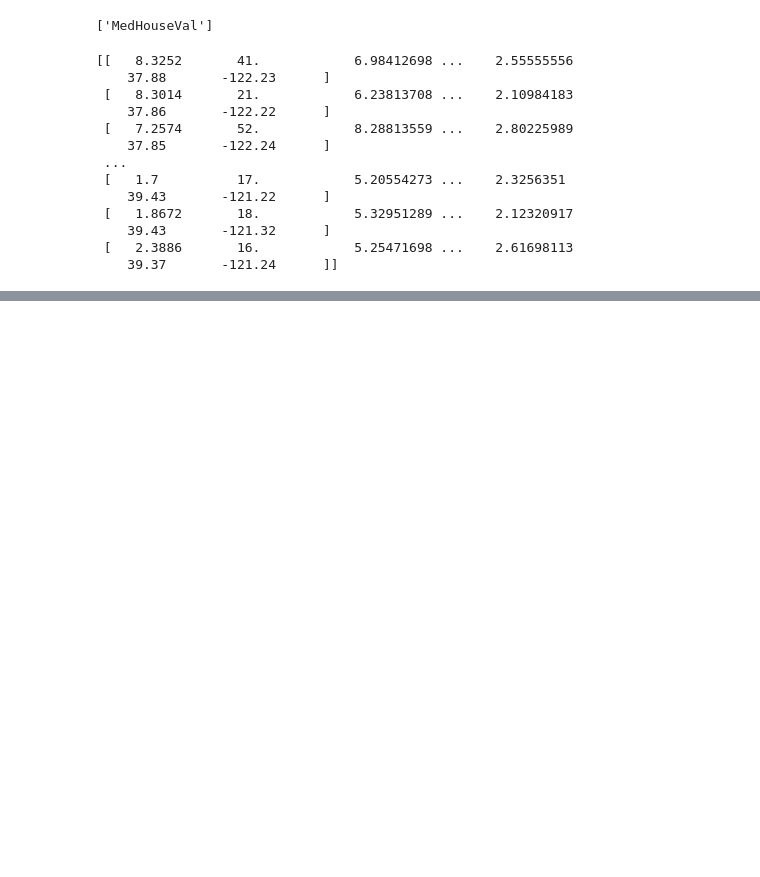
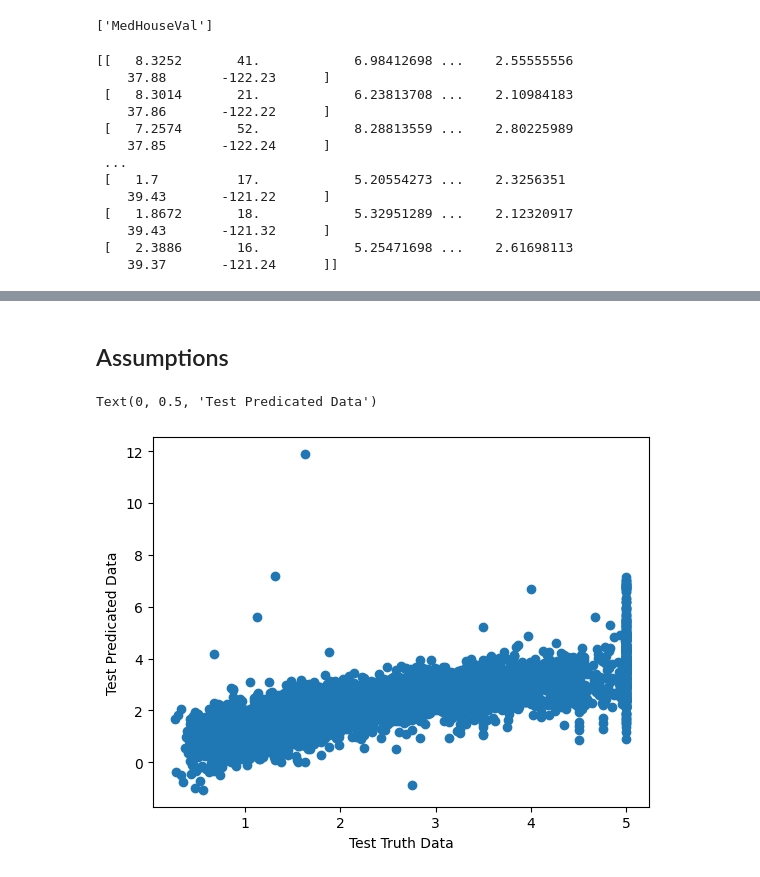
Before and after one commit to Raimal-Raja/DataScience-ML-DL-NLP, a Jupyter notebook: 19_Machine Learning/3_Steps By Step Project Implementation With LifeCycle OF ML Project/2_Multiple_Linear_Regression_With_Assumptions.ipynb, the cells around one changed output, grey strips where cells are left out. Cells and saved outputs as stored; diff of their text form; code cells hidden in the pictures; blank space fills up the shorter version.

```diff
--- a/19_Machine Learning/3_Steps By Step Project Implementation With LifeCycle OF ML Project/2_Multiple_Linear_Regression_With_Assumptions.ipynb
+++ b/19_Machine Learning/3_Steps By Step Project Implementation With LifeCycle OF ML Project/2_Multiple_Linear_Regression_With_Assumptions.ipynb
@@ -80,0 +250,3 @@ print(california.data)
+# %%
+from sklearn.linear_model import LinearRegression
+regression = LinearRegression()
@@ -80,0 +257,6 @@ print(california.data)
+# %%
+from sklearn.model_selection import train_test_split
+
+x_train, x_test, y_train, y_test = train_test_split(x, y, test_size=0.33, random_state=10)
+# %%
+regression.fit(x_train, y_train)
@@ -80,0 +275,3 @@ print(california.data)
+# %%
+## Predication for the test data
+y_pred = regression.predict(x_test)
@@ -80,0 +318,9 @@ print(california.data)
+# %% [markdown]
+## Assumptions
+# %%
+plt.scatter(y_test, y_pred)
+plt.xlabel("Test Truth Data")
+plt.ylabel('Test Predicated Data')
+# %% [output]
+Text(0, 0.5, 'Test Predicated Data')
+[figure, added]
```
Also changed, not shown: parts of 37 cells of this notebook, 2 other files.
